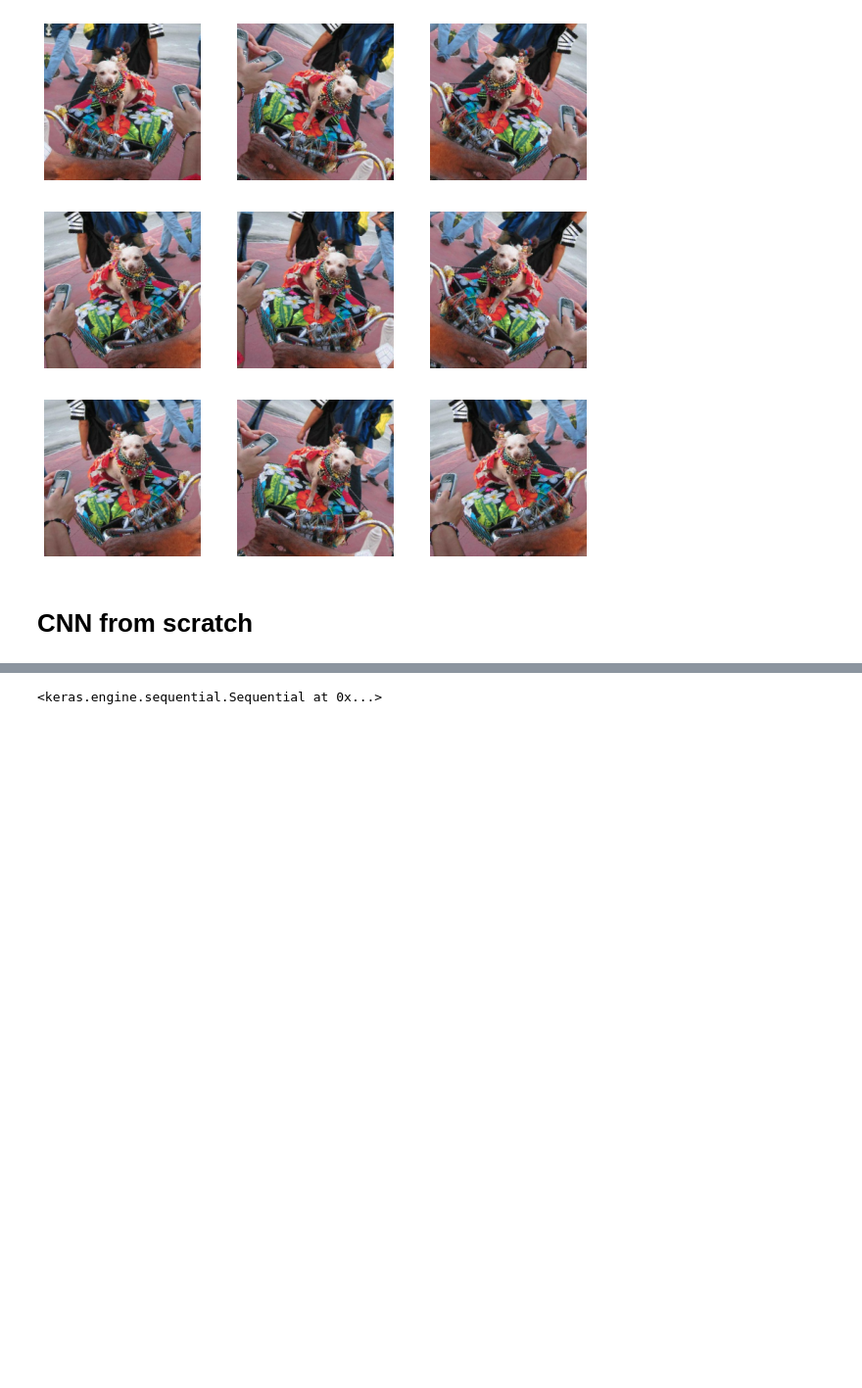
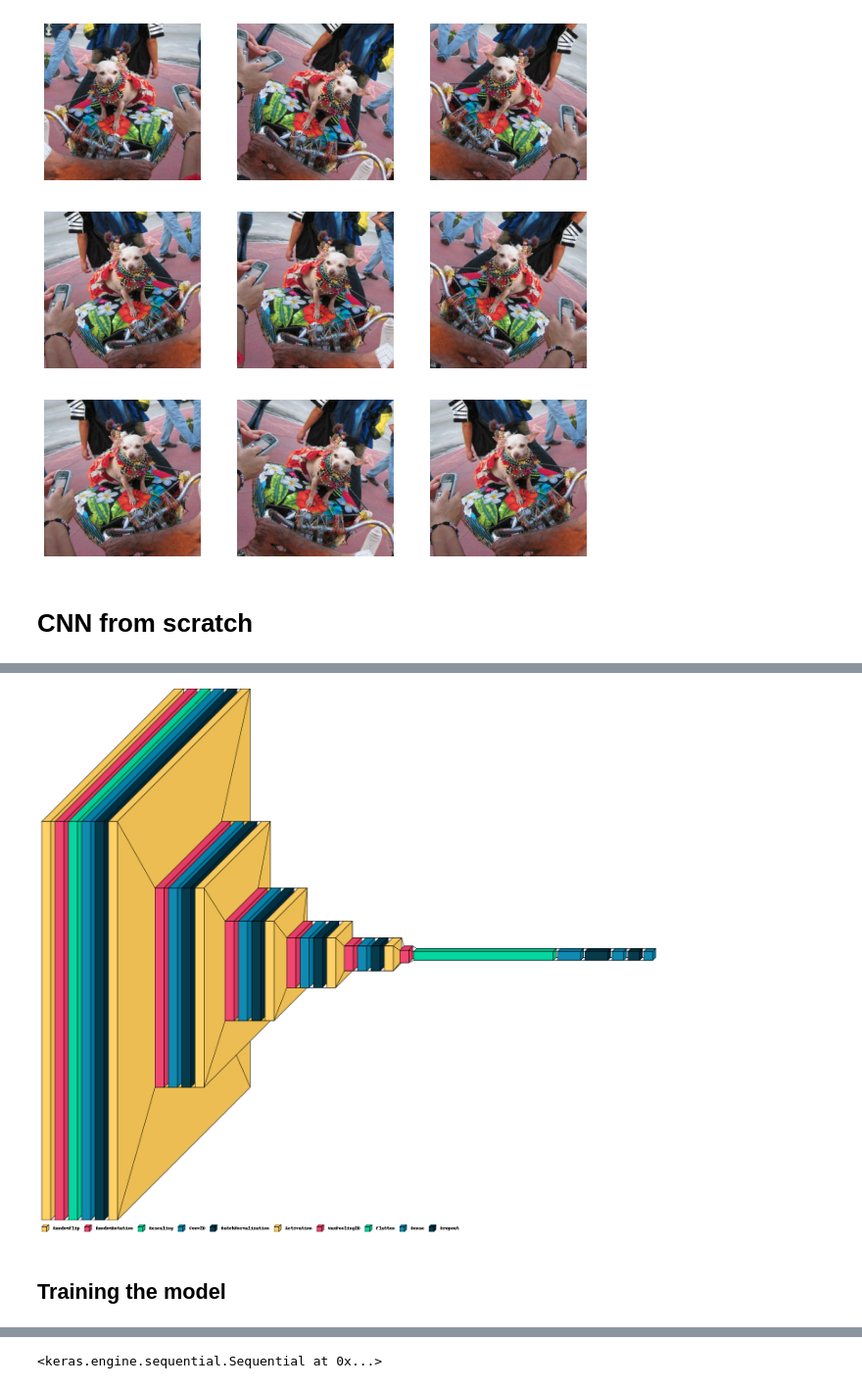
Before and after one commit to ana-bernal/P6_img-classif, a Jupyter notebook: 02_classification.ipynb, the cells around one changed output, grey strips where cells are left out. Shown at 98% size. Cells and saved outputs as stored; diff of their text form; code cells hidden in the pictures; blank space fills up the shorter version.

```diff
--- a/02_classification.ipynb
+++ b/02_classification.ipynb
@@ -260,0 +275,7 @@ my_model = make_cnn_model(
+# %%
+import visualkeras
+visualkeras.layered_view(my_model, legend=True).show()
+# %% [output]
+[figure, added]
+# %% [markdown]
+## Training the model
```
Also changed, not shown: parts of 13 cells of this notebook.
